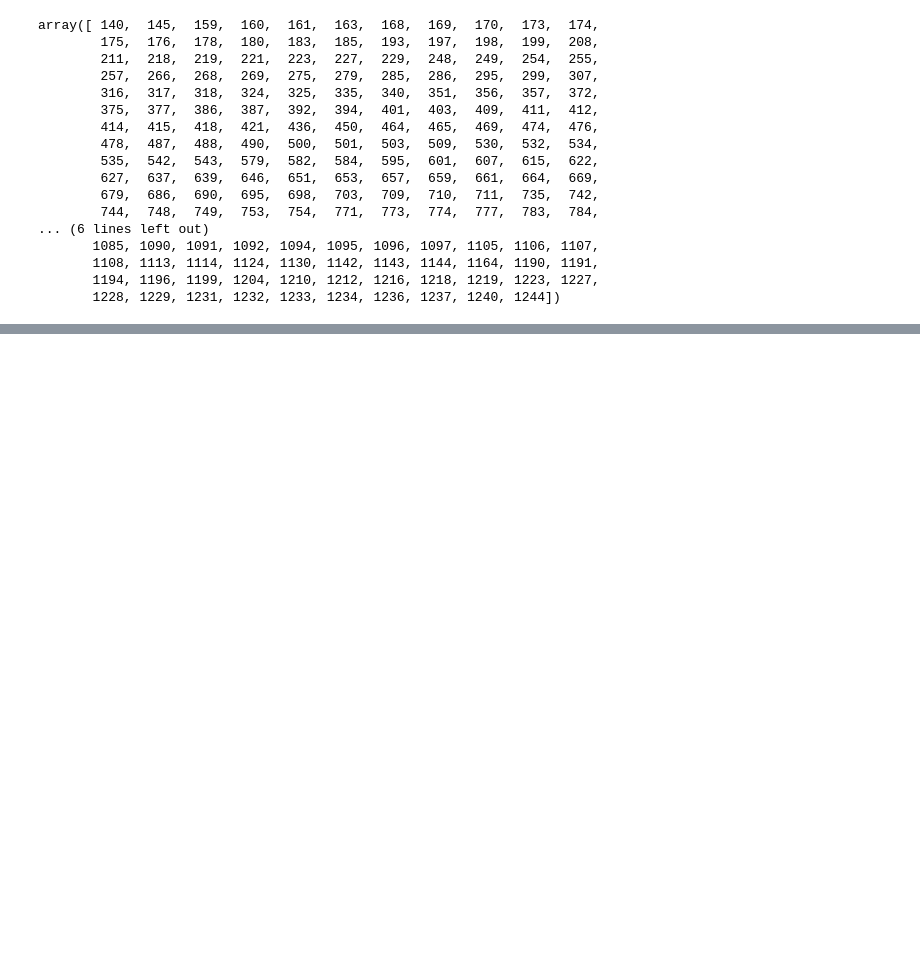
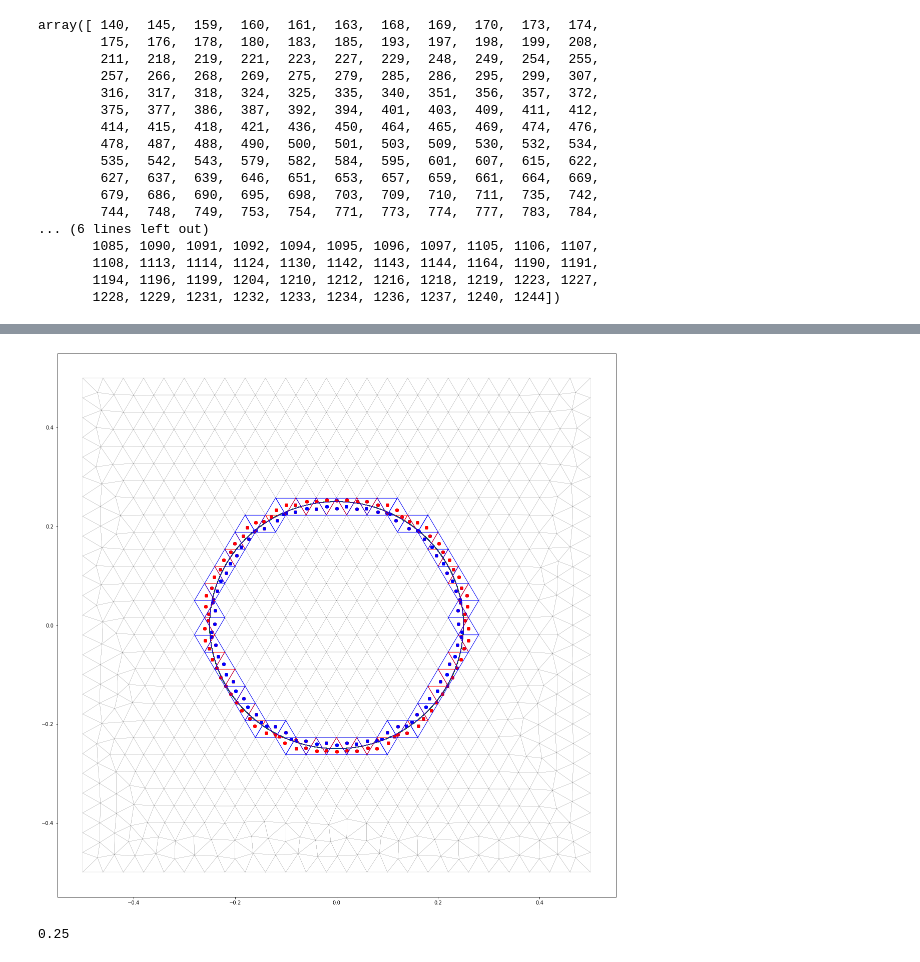
Before and after one commit to aurelio-spadotto/notebooks, a Jupyter notebook: Broken_Mesh.ipynb, the cells around one changed output, grey strips where cells are left out. Cells and saved outputs as stored; diff of their text form; code cells hidden in the pictures; blank space fills up the shorter version.

```diff
--- a/Broken_Mesh.ipynb
+++ b/Broken_Mesh.ipynb
@@ -291,0 +427,56 @@ for ifa in range(new_Nfaces):
+# %%
+fig, ax = plt.subplots(figsize=(20,20))
+new_Nfaces = faces.shape[0]
+
+for ifa in range(new_Nfaces):
+    if (faces[ifa,3]==-1):
+        nvert = 3
+    else:
+        nvert = 4
+    for ino in range(nvert):
+       p1 = coords[faces[ifa,ino],:]
+       p2 = coords[faces[ifa,(ino+1)%nvert],:]
+       dx = p2-p1
+       xx = [p1[0],p2[0]]
+       yy = [p1[1],p2[1]]
+       #ax.arrow(p1[0],p1[1], dx[0],dx[1],head_width=0.1)
+       if (cut_faces[ifa]==0 or cut_faces[ifa]==1):
+          ax.plot(xx,yy,'k', linewidth=0.1)
+       if (cut_faces[ifa]==2 and nvert ==3):
+           ax.plot(xx,yy,'r', linewidth=1)
+       if (cut_faces[ifa]==2 and nvert ==4):
+          ax.plot(xx,yy,'b', linewidth=1)
+    circle = plt.Circle((0, 0), radius=rho, edgecolor='g', facecolor='none')
+    ax.add_patch(circle)
+
+for ied in range(gamma_edges.shape[0]):
+    xx,yy = barycenter(gamma_edges[ied,0])[0:2]
+    point = ax.scatter(xx,yy,color='blue')
+    xx,yy = barycenter(gamma_edges[ied,1])[0:2]
+    point = ax.scatter(xx,yy,color='red')
+# %% [output]
+[figure, added]
+# %%
+# test Simpson formula
+bary = np.array([0,0])
+four_points=np.array([[-0.5,-0.5],[0.5,-0.5],[0.5,0.5],[-0.5,0.5]])+np.array([0.5,0.5])
+fun = lambda x,y: x*y
+pot = lambda x,y: 0.25*np.array([x**2*y, x*(y**2)])
+#fun = lambda x,y: 1.
+#pot = lambda x,y: 0.5*np.array([x-x_T[0], y-x_T[1]])
+#fun = lambda x,y : x+y
+#pot = lambda x,y : np.array([y,x])
+integ = 0.
+for k in range(4):
+                    start = four_points[k]
+                    end = four_points[(k+1)%4]
+                    tangent = end-start
+                    normal = np.dot(np.array([[0,1],[-1,0]]), tangent)
+                    n = normal/np.linalg.norm(normal)
+                    #print (simpson(start, end, lambda x,y: np.dot(-n,pot(x,y))))
+                    #print(-n)
+                    integ = integ + simpson(start, end, lambda x,y: np.dot(n,pot(x,y)))
+
+print (integ)
+# %% [output]
+0.25
```
Also changed, not shown: parts of 31 cells of this notebook, 10 other files.
